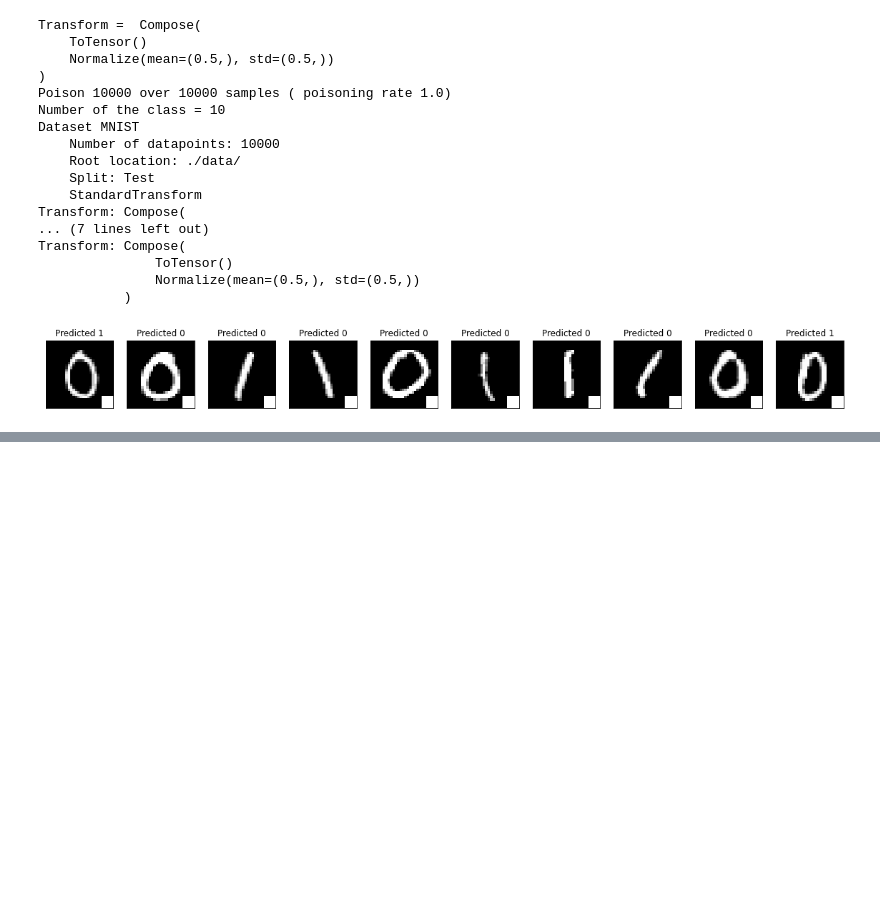
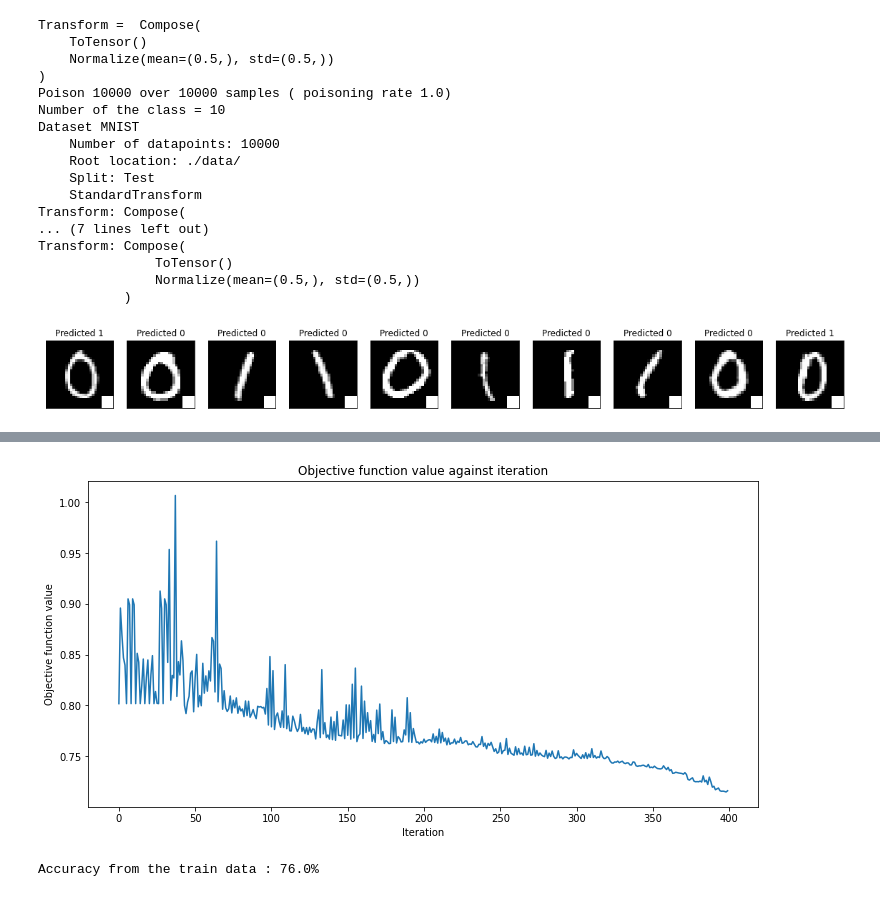
Before and after one commit to agrzheng/qiskit, a Jupyter notebook: qiskit-full.ipynb, the cells around one changed output, grey strips where cells are left out. Cells and saved outputs as stored; diff of their text form; code cells hidden in the pictures; blank space fills up the shorter version.

```diff
--- a/qiskit-full.ipynb
+++ b/qiskit-full.ipynb
@@ -541,0 +603,9 @@ plt.subplots_adjust(wspace=0.1, hspace=0.025)
+# %%
+objective_func_vals = []
+plt.rcParams["figure.figsize"] = (12, 6)
+bit_loaded_classifier.fit(x, y)
+# score classifier
+print(f"Accuracy from the train data : {np.round(100 * bit_loaded_classifier.score(x, y), 2)}%")
+# %% [output]
+[figure, added]
+Accuracy from the train data : 76.0%
```
Also changed, not shown: parts of 11 cells of this notebook, 1 other file.
